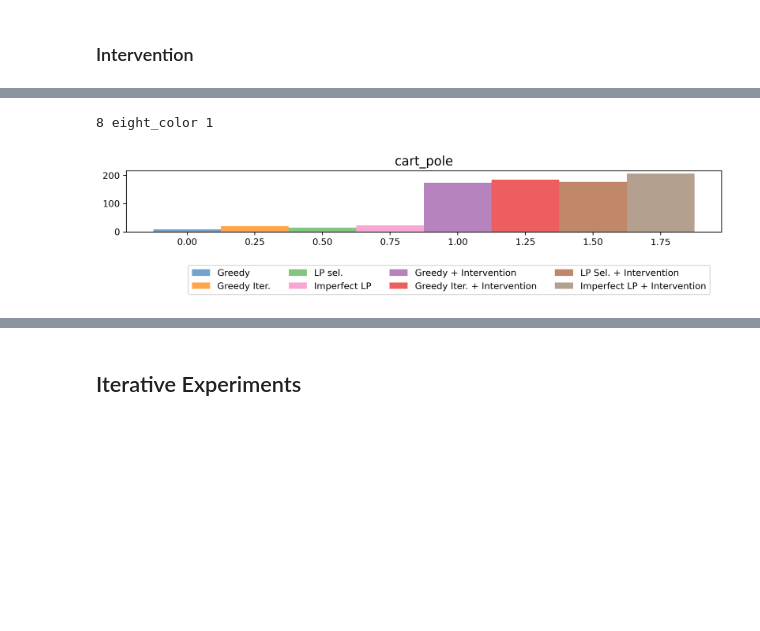
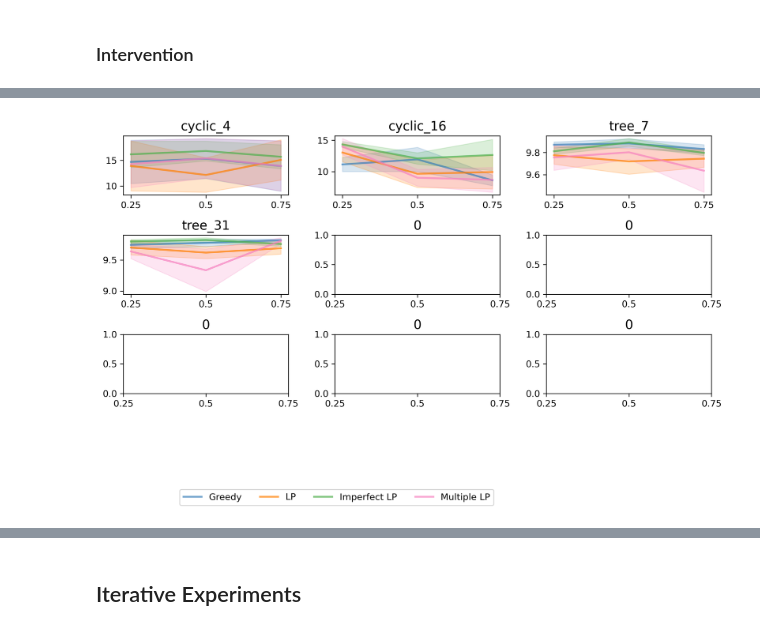
Before and after one commit to naveenr414/concept_decisions, a Jupyter notebook: scripts/notebooks/Plotting.ipynb, the cells around one changed output, grey strips where cells are left out. Cells and saved outputs as stored; diff of their text form; code cells hidden in the pictures; blank space fills up the shorter version.

```diff
--- a/scripts/notebooks/Plotting.ipynb
+++ b/scripts/notebooks/Plotting.ipynb
@@ -205,3 +220,0 @@ fig.savefig("../../results/figures/number_of_concepts_basic.pdf",dpi=300, bbox_i
-# %%
-matching_params = get_results_matching_parameters("imperfect","",{'environment_string': 'mini_grid','num_concepts_selected': 20, 'training_timesteps': 1_000_000, 'concept_source': 'human_selected_binary', 'run_two_stage': True})
-matching_params[0]['two_stage'].keys()
@@ -371,11 +363,14 @@ def flatten_to_square(lst):
     return res
 
 titles = flatten_to_square(environments)
+x_ticks = flatten_to_square(num_concepts_selected)
 
 sup_y_label = ""
-overall_format = {'figsize':(10,2),
+overall_format = {'figsize':(10,5),
     'style_size': style_size,
     'has_grid': False,
+    'y_lim': [[[10,22],[0,22],[0,(10*4/7+20*3/7)+2]],[[0,(10*25/31+20*6/31)+2],[0,1],[0,1]],[[0,1],[0,1],[0,1]]],
+    'x_ticks': [[[list(range(len(j))),j] if j!=0 else [[],[]] for j in i] for i in x_ticks]
 }
 
 fig,ax = create_axes(plot_dimensions,overall_format,titles=titles)
@@ -383,15 +378,15 @@ fig,ax = create_axes(plot_dimensions,overall_format,titles=titles)
 line_format = {'color_palette': 'six_color', 'linewidth': 2}
 plt.tight_layout()
 
-all_labels = ["Greedy","Greedy Iterative","LP","Imperfect LP"]
+all_labels = ["Greedy","LP","Imperfect LP","Multiple LP"]
 
 for i in range(len(environments)):
-    x_groups = [list(range(len(arr[0]))) for arr in [greedy_selection,greedy_iterative_selection,lp_selection,imperfect_selection]]
-    x_vals = fixed_accuracies
-    y_vals = [[arr[i][j] for j in range(len(arr[i]))] for arr in [greedy_selection,greedy_iterative_selection,lp_selection,imperfect_selection]]
+    x_groups = [list(range(len(arr[i]))) for arr in [greedy_selection,lp_selection,imperfect_selection,multiple_selection]]
+    x_vals = num_concepts_selected[i]
+    y_vals = [[np.mean(arr[i][j]) for j in range(len(arr[i]))] for arr in [greedy_selection,lp_selection,imperfect_selection,multiple_selection]]
+    y_std = [[np.std(arr[i][j])/len(arr[i][j])**.5 for j in range(len(arr[i]))] for arr in [greedy_selection,lp_selection,imperfect_selection,multiple_selection]]
     x,y = index_to_tuple(i)
-
-    plot_line(ax[x][y],x_groups,y_vals,[[0 for i in range(len(arr))] for arr in y_vals],all_labels,line_format)
+    plot_line(ax[x][y],x_groups,y_vals,y_std,all_labels,line_format)
 
 legend_format = {'style_size': style_size,'type': 'is_global', 'loc': 'lower left', 'ncol': 4, 'bbox_to_anchor': (0.15,-0.25),'fontsize': 14}
 create_legend(fig,ax,plot_dimensions,legend_format)
@@ -438,64 +429,46 @@ for i,n in enumerate(number_concepts):
 # %%
+# Plot #concpet perf.
 # Plot Comparison for each env
-plot_dimensions = (1,1)
+plot_dimensions = (3,3)
 def index_to_tuple(i):
     return (i//3,i%3)
 
 def flatten_to_square(lst):
     res = [[0 for i in range(3)] for j in range(3)]
 
     for i in range(len(lst)):
         x,y = index_to_tuple(i)
         res[x][y] = lst[i]
 
     return res
 
 titles = flatten_to_square(environments)
 
 sup_y_label = ""
-overall_format = {'figsize':(10,2),
+overall_format = {'figsize':(10,5),
     'style_size': style_size,
     'has_grid': False,
+    'x_ticks': [[[list(range(len(intervention_probability))),intervention_probability] for i in range(3)] for j in range(3)]
+
 }
 
 fig,ax = create_axes(plot_dimensions,overall_format,titles=titles)
 
-bar_format = {'color_palette': 'eight_color', 'linewidth': 10, 'style_size': style_size}
+line_format = {'color_palette': 'six_color', 'linewidth': 2}
 plt.tight_layout()
 
-num_by_env = {
-    "cyclic_4": 4,
-    "cyclic_16": 4,
-    "tree_7": 4,
-    "tree_31": 2,
-    "cart_pole": 8,
-    "mini_grid": 20,
-    "pong": 35,
-    "boxing": 25,
-    "mimic": 50,
-}
+all_labels = ["Greedy","LP","Imperfect LP","Multiple LP"]
 
 for i in range(len(environments)):
-    x_groups = list(range(8))
-    y_vals = results[0][0]
+    x_groups = [list(range(len(arr[i]))) for arr in [greedy_selection,lp_selection,imperfect_selection,multiple_selection]]
+    x_vals = num_concepts_selected[i]
+    y_vals = [[np.mean(arr[i][j]) for j in range(len(arr[i]))] for arr in [greedy_selection,lp_selection,imperfect_selection,multiple_selection]]
+    y_std = [[np.std(arr[i][j])/len(arr[i][j])**.5 for j in range(len(arr[i]))] for arr in [greedy_selection,lp_selection,imperfect_selection,multiple_selection]]
     x,y = index_to_tuple(i)
-
-    d = {
-        0: 'Greedy',
-        1: 'Greedy Iter.',
-        2: 'LP sel.',
-        3: 'Imperfect LP',
-        4: 'Greedy + Intervention',
-        5: 'Greedy Iter. + Intervention',
-        6: 'LP Sel. + Intervention',
-        7: 'Imperfect LP + Intervention'
-    }
-
-    plot_bar(ax[x][y],x_groups,y_vals,[0 for i in range(len(y_vals))], d,bar_format)
+    plot_line(ax[x][y],x_groups,y_vals,y_std,all_labels,line_format)
 
 legend_format = {'style_size': style_size,'type': 'is_global', 'loc': 'lower left', 'ncol': 4, 'bbox_to_anchor': (0.15,-0.25),'fontsize': 14}
 create_legend(fig,ax,plot_dimensions,legend_format)
 fig.savefig("../../results/figures/intervention_comparison.pdf",dpi=300, bbox_inches='tight')
 # %% [output]
-8 eight_color 1
-[figure, old version]
+[figure, new version]
```
Also changed, not shown: parts of 30 cells of this notebook, 15 other files.
